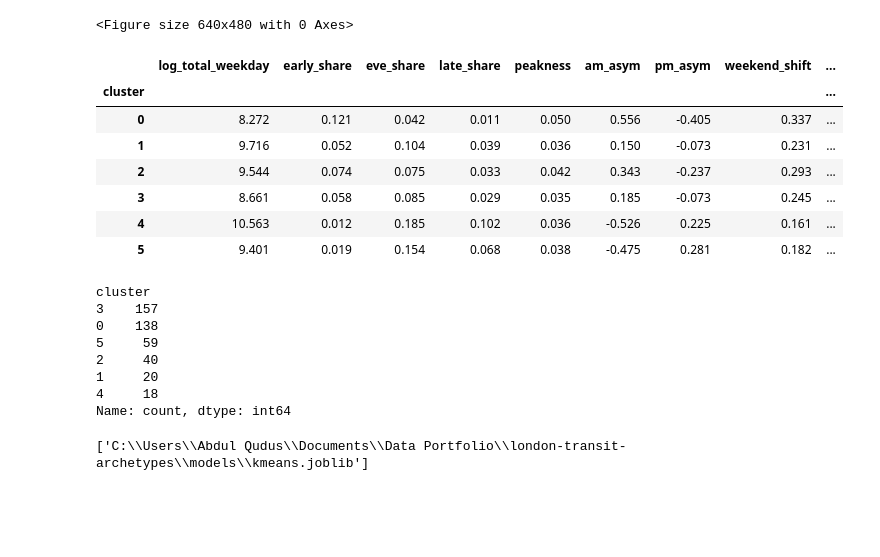
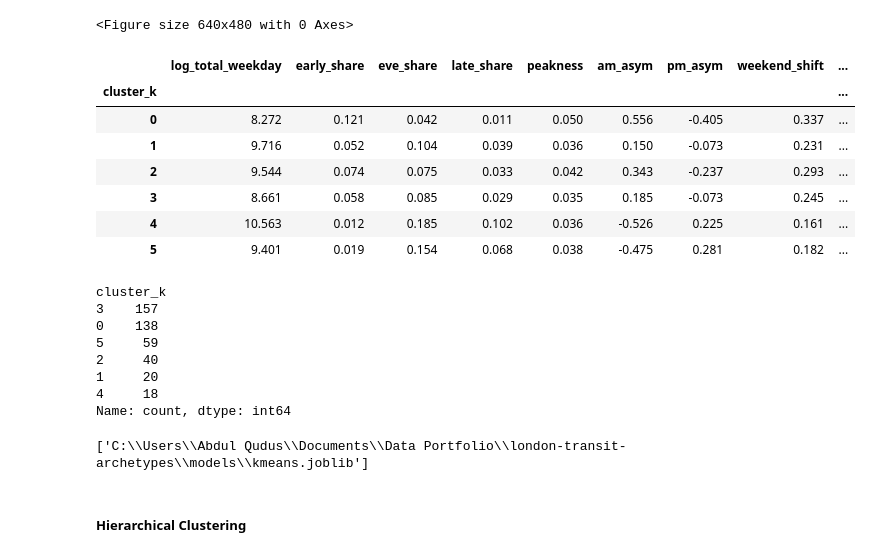
Before and after one commit to samaddmirzaa/london-transit-archetypes, a Jupyter notebook: notebooks/04_clustering.ipynb, the cells around one changed output. Cells and saved outputs as stored; diff of their text form; code cells hidden in the pictures; blank space fills up the shorter version.

```diff
--- a/notebooks/04_clustering.ipynb
+++ b/notebooks/04_clustering.ipynb
@@ -77,12 +79,12 @@ plt.savefig(figures_dir/'k_means_metrics.png', dpi=120)
 K = 6
 kmeans = KMeans(n_clusters=6, n_init=10, random_state=69)
 # %%
-features['cluster'] = kmeans.fit_predict(features_scaled)
+features['cluster_k'] = kmeans.fit_predict(features_scaled)
 # %%
-features.groupby('cluster').mean().round(3)
+features.groupby('cluster_k').mean().round(3)
 # %% [output]
 |  | log_total_weekday | early_share | eve_share | late_share | peakness | am_asym | pm_asym | weekend_shift | ... |
-| cluster |  |  |  |  |  |  |  |  | ... |
+| cluster_k |  |  |  |  |  |  |  |  | ... |
 | 0 | 8.272 | 0.121 | 0.042 | 0.011 | 0.050 | 0.556 | -0.405 | 0.337 | ... |
 | 1 | 9.716 | 0.052 | 0.104 | 0.039 | 0.036 | 0.150 | -0.073 | 0.231 | ... |
 | 2 | 9.544 | 0.074 | 0.075 | 0.033 | 0.042 | 0.343 | -0.237 | 0.293 | ... |
@@ -96,7 +94,7 @@ named_features = features.join(station_dim['station_name'])
 # %%
-named_features['cluster'].value_counts()
+features['cluster_k'].value_counts()
 # %% [output]
-cluster
+cluster_k
 3    157
 0    138
 5     59
@@ -111,3 +108,5 @@ features.to_parquet(processed_dir/'station_clusters_k.parquet')
 joblib.dump(kmeans, models_dir/'kmeans.joblib')
 # %% [output]
 ['C:\\Users\\Abdul Qudus\\Documents\\Data Portfolio\\london-transit-archetypes\\models\\kmeans.joblib']
+# %% [markdown]
+##### Hierarchical Clustering
```
Also changed, not shown: parts of 16 cells of this notebook, 3 other files.
